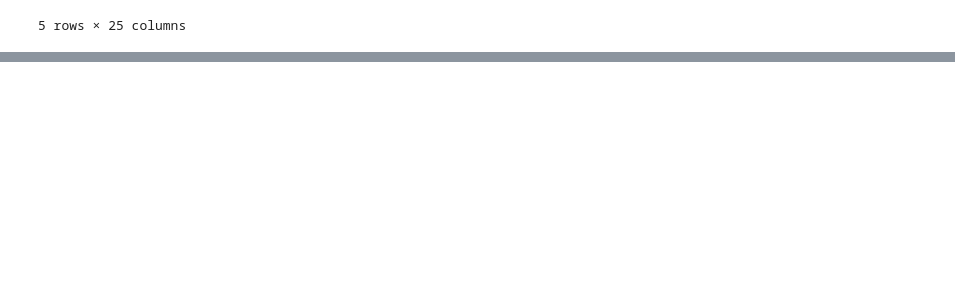
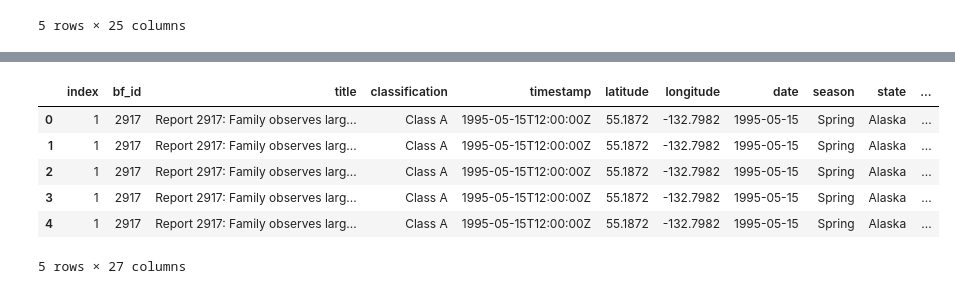
Before and after one commit to wslider/anomalous-sightings-archive, a Jupyter notebook: bigfoot_analysis.ipynb, the cells around one changed output, grey strips where cells are left out. Drawn from its saved outputs; the diff is of its cells as text; code cells hidden in the pictures; blank space fills up the shorter version.

Commit message:
created dataframe for kp index data and merged into combined_bigfoot_df to show kp index on the day of each sighting

```diff
--- a/bigfoot_analysis.ipynb
+++ b/bigfoot_analysis.ipynb
@@ -1,6 +1,8 @@
 # %%
 import pandas as pd
 from pathlib import Path
+
+pd.set_option('display.max_columns', None)
 # %%
 bigfoot_df = pd.read_csv('data/bfro_locations.csv', index_col=False)
 # %%
@@ -209,0 +211,2 @@ import kpindex
+# %%
+kp_index_df = pd.read_csv("data/kp_index.csv")
@@ -209,0 +222,6 @@ import kpindex
+# %%
+kp_index_df['full_date'] = pd.to_datetime(
+        kp_index_df[['year', 'month', 'day']].astype(str).agg('-'.join, axis=1)
+    ).dt.date
+
+kp_index_df.head()
@@ -209,0 +235,18 @@ import kpindex
+# %%
+# verify both 'full_date' columns are datetime in dataframes
+combined_bigfoot_df['full_date'] = pd.to_datetime(combined_bigfoot_df['full_date'])
+kp_index_df['full_date'] = pd.to_datetime(kp_index_df['full_date'])
+
+# left merge kp data for the date of each sighting
+combined_bigfoot_df = pd.merge(combined_bigfoot_df, kp_index_df[['full_date','kp', 'ap']], on='full_date', how='left')
+# %%
+# verify
+combined_bigfoot_df.head()
+# %% [output]
+|  | index | bf_id | title | classification | timestamp | latitude | longitude | date | season | state | ... |
+| 0 | 1 | 2917 | Report 2917: Family observes larg... | Class A | 1995-05-15T12:00:00Z | 55.1872 | -132.7982 | 1995-05-15 | Spring | Alaska | ... |
+| 1 | 1 | 2917 | Report 2917: Family observes larg... | Class A | 1995-05-15T12:00:00Z | 55.1872 | -132.7982 | 1995-05-15 | Spring | Alaska | ... |
+| 2 | 1 | 2917 | Report 2917: Family observes larg... | Class A | 1995-05-15T12:00:00Z | 55.1872 | -132.7982 | 1995-05-15 | Spring | Alaska | ... |
+| 3 | 1 | 2917 | Report 2917: Family observes larg... | Class A | 1995-05-15T12:00:00Z | 55.1872 | -132.7982 | 1995-05-15 | Spring | Alaska | ... |
+| 4 | 1 | 2917 | Report 2917: Family observes larg... | Class A | 1995-05-15T12:00:00Z | 55.1872 | -132.7982 | 1995-05-15 | Spring | Alaska | ... |
+5 rows × 27 columns
```
Also changed, not shown: parts of 8 cells of this notebook, 1 other file.
